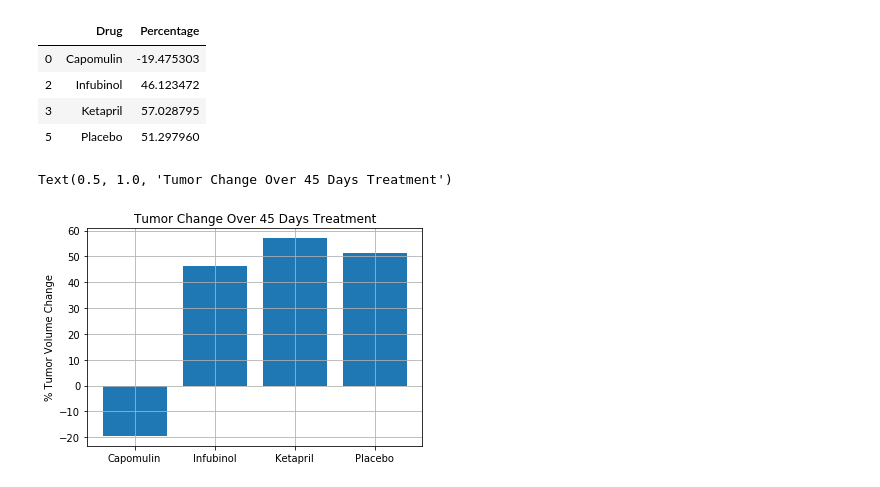
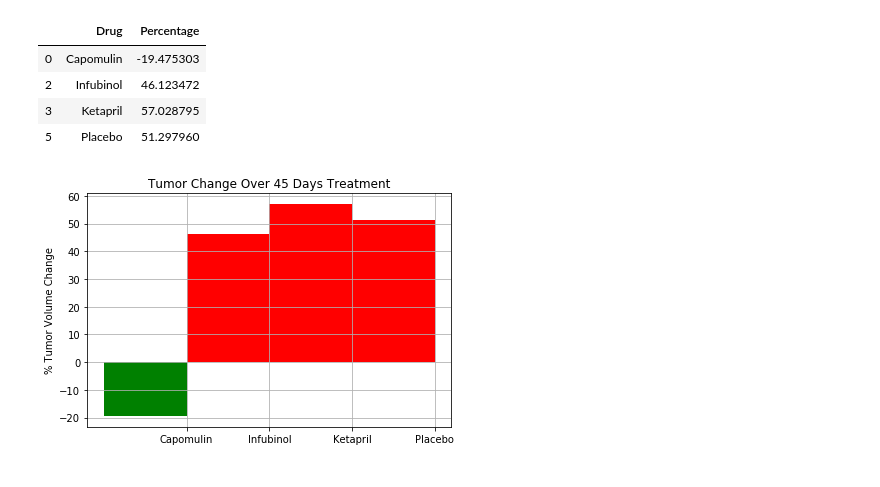
Before and after one commit to nadireag/matplotlib-challenge, a Jupyter notebook: Pymaceuticals/pymaceuticals.ipynb, the cells around one changed output. Saved outputs shown, nothing was run; the diff lists cells and outputs as text; code cells hidden in the pictures.

```diff
--- a/Pymaceuticals/pymaceuticals.ipynb
+++ b/Pymaceuticals/pymaceuticals.ipynb
@@ -525,8 +498,17 @@ fig.show()
-# %%
-plt.bar(percentage_data["Drug"], percentage_data["Percentage"], align="center")
-plt.grid()
-plt.ylabel("% Tumor Volume Change")
-plt.title("Tumor Change Over 45 Days Treatment")
-# %% [output]
-Text(0.5, 1.0, 'Tumor Change Over 45 Days Treatment')
-[figure, removed]
+# %%
+# Set the color list to keep colors depending of the percentage values
+colors=["red" if x >0 else "green" for x in percentage_data["Percentage"]]
+
+# Create the plot
+bar_plot = plt.bar(percentage_data["Drug"], percentage_data["Percentage"], width=-1, align="edge", color=colors)
+
+# Put the labels and grid
+plt.ylabel("% Tumor Volume Change")
+plt.title("Tumor Change Over 45 Days Treatment")
+plt.grid()
+
+# Save the figure
+plt.tight_layout()
+plt.savefig("../Images/change.png")
+# %% [output]
+[figure, added]
```
Also changed, not shown: parts of 9 cells of this notebook, 2 other files.
